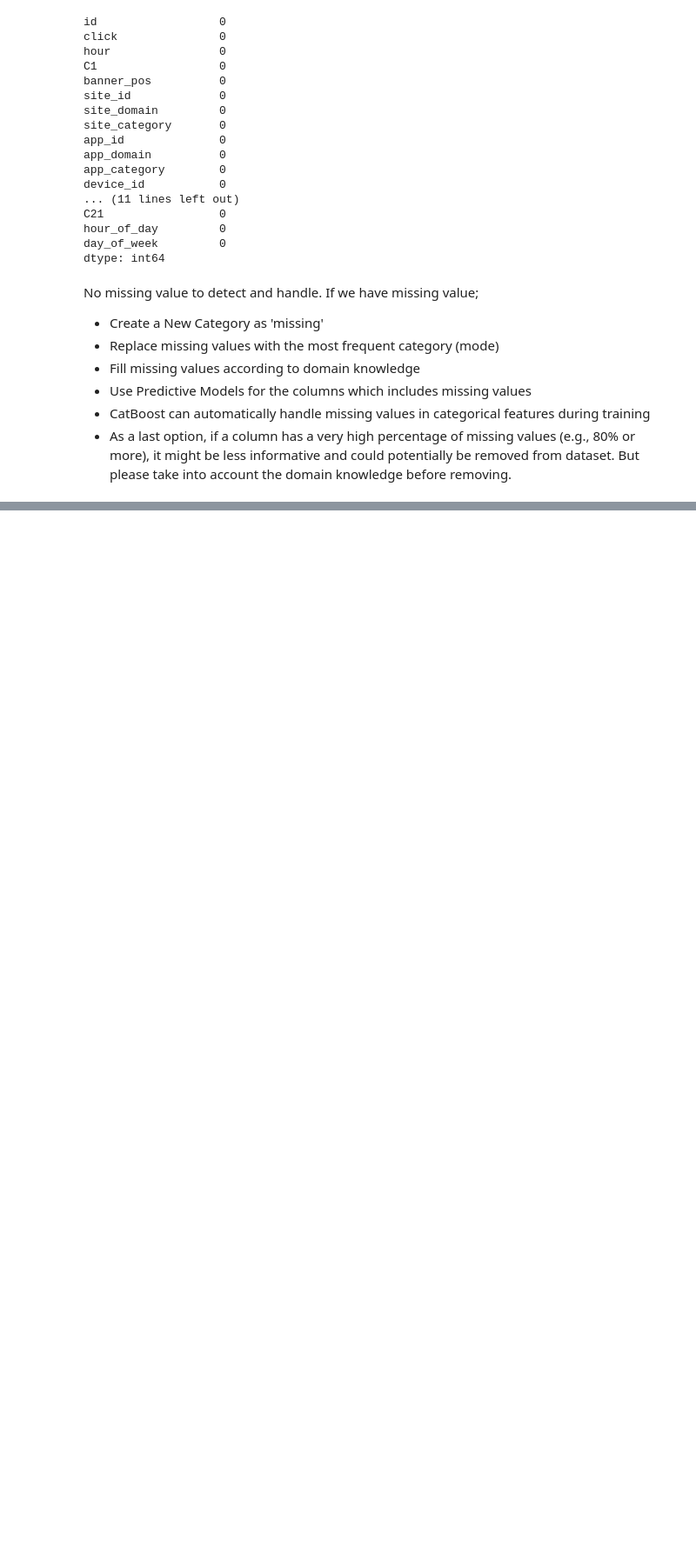
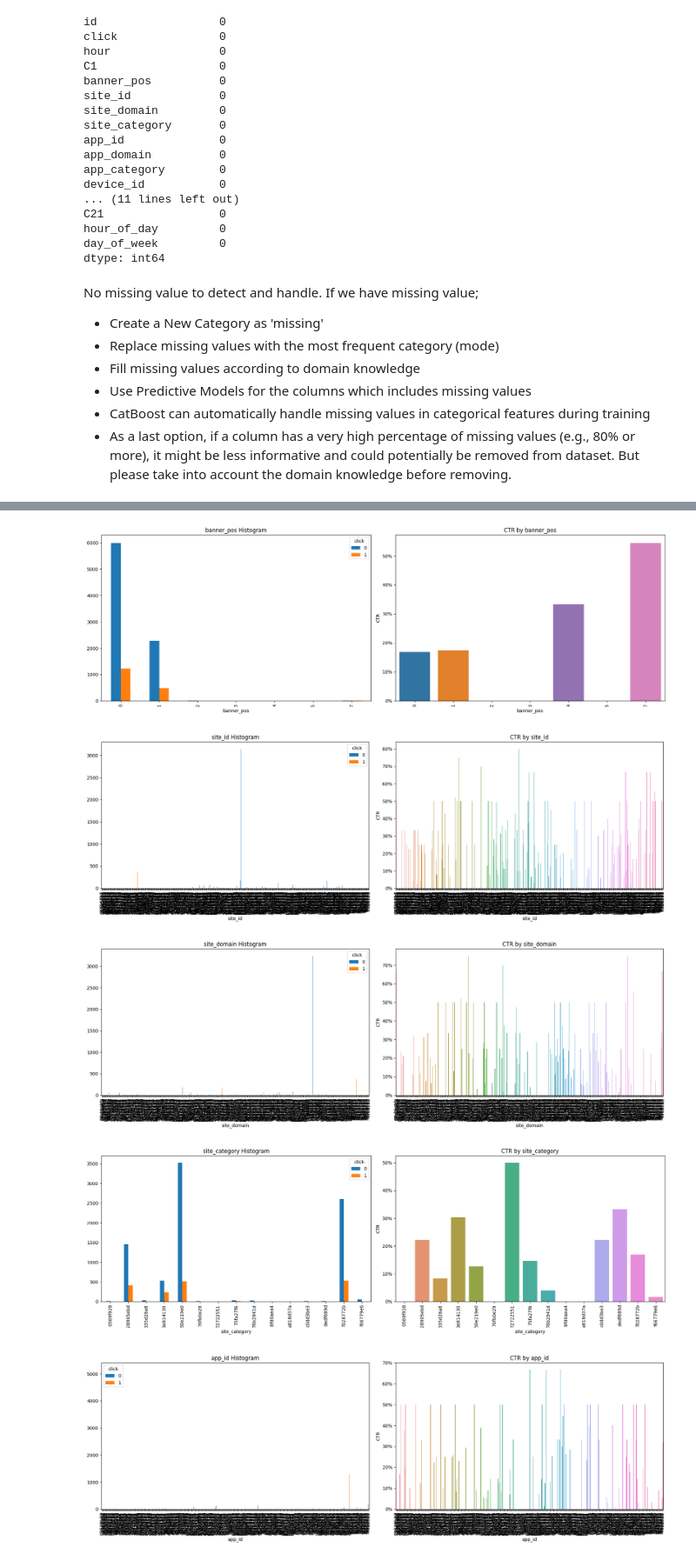
Before and after one commit to ftmoztl/CTR-prediction-with-catboost, a Jupyter notebook: CTR-analysis-prediction.ipynb, the cells around one changed output, grey strips where cells are left out. Shown at 87% size. Cells and saved outputs as stored; diff of their text form; code cells hidden in the pictures; blank space fills up the shorter version.

```diff
--- a/CTR-analysis-prediction.ipynb
+++ b/CTR-analysis-prediction.ipynb
@@ -235,0 +313,8 @@ No missing value to detect and handle. If we have missing value;
+# %%
+kcf = ["banner_pos", "site_id", "site_domain", "site_category", "app_id", "app_domain", "app_category",
+       "device_id", "device_ip", "device_model", "device_type", "device_conn_type"]
+# %%
+for column in kcf:
+    print(f"Feature {column}:")
+    print(train[column].value_counts(normalize=True))
+    print('---------------------------------')
@@ -235,0 +341,31 @@ No missing value to detect and handle. If we have missing value;
+# %%
+for column in kcf:
+    # Create a figure with two subplots
+    fig, axs = plt.subplots(nrows=1, ncols=2, figsize=(18, 6))
+
+    # Plot the first graph on the left subplot
+    train.groupby([column, 'click']).size().unstack().plot(kind='bar', ax=axs[0], title=f'{column} Histogram')
+    axs[0].tick_params(axis='x', rotation=90)
+
+    # Plot the second graph on the right subplot
+    df_col = train.groupby([column, 'click']).size().unstack()
+    df_col.reset_index(inplace=True)
+
+    # Calculate Click-Through Rate (CTR) per column class
+    df_col['CTR'] = df_col[1]/(df_col[1]+df_col[0])*100
+
+    sns.barplot(y='CTR', x=column, data=df_col, ax=axs[1])
+    axs[1].set_title(f'CTR by {column}')
+    axs[1].set_yticklabels(['{:.0f}%'.format(x) for x in axs[1].get_yticks()])
+    axs[1].tick_params(axis='x', rotation=90)
+
+
+    # Adjust the layout and display the graphs
+    plt.tight_layout()
+    plt.show()
+# %% [output]
+[figure, added]
+[figure, added]
+[figure, added]
+[figure, added]
+[figure, added]
```
Also changed, not shown: parts of 25 cells of this notebook.
